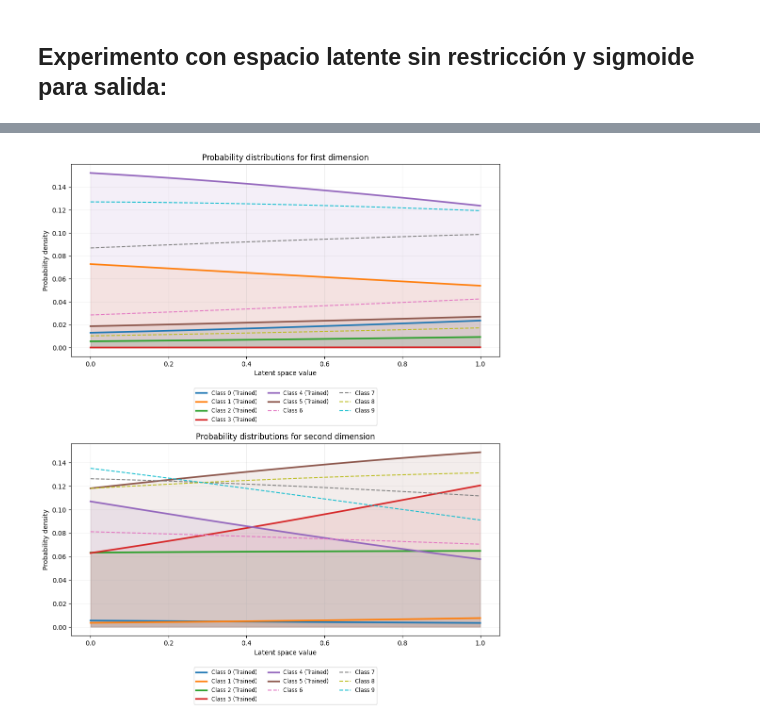
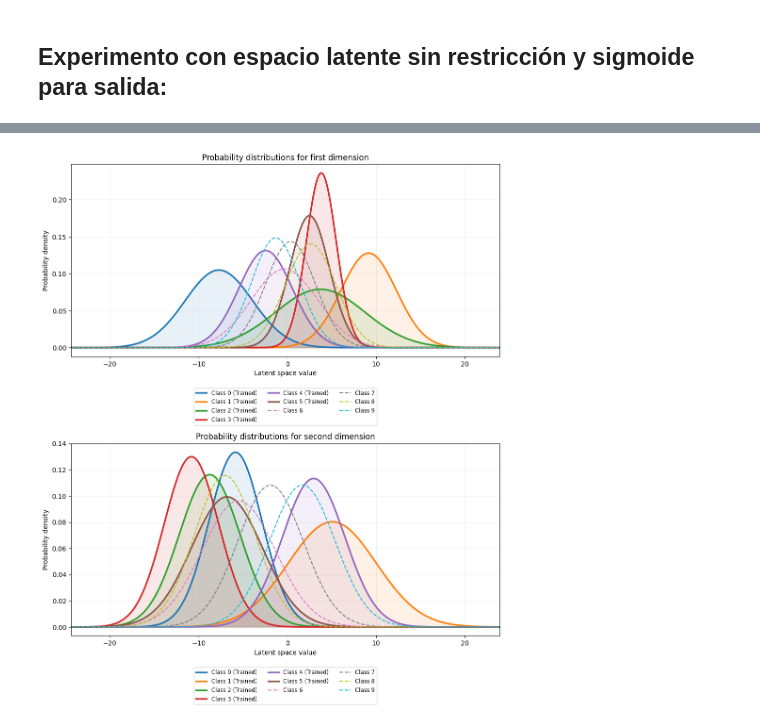
Before and after one commit to Lucy-syu/Out-of-distribution-Detection-Model, a Jupyter notebook: OODAutoencoder.ipynb, the cells around one changed output, grey strips where cells are left out. Drawn from its saved outputs; the diff is of its cells as text; code cells hidden in the pictures.

```diff
--- a/OODAutoencoder.ipynb
+++ b/OODAutoencoder.ipynb
@@ -316,5 +316,7 @@ plt.show()
 # %%
-x_range = np.linspace(0, 1, 500)
+x_min = encodings_np.min() - 0.5  # Un poco de margen a la izquierda
+x_max = encodings_np.max() + 0.5  # Un poco de margen a la derecha
+x_range = np.linspace(x_min, x_max, 1000)
 colors = plt.cm.tab10(np.linspace(0, 1, 10))
 
 fig, (ax1, ax2) = plt.subplots(2, 1, figsize=(10, 12))
@@ -328,35 +330,35 @@ for clase in range(10):  # 10 classes.
     # Dimension 1.
     datos_d1 = encodings_np[labels_np == clase][:, 0]
     if len(datos_d1) > 0:
         mu1, std1 = np.mean(datos_d1), np.std(datos_d1)
         p_x1 = norm.pdf(x_range, mu1, std1) if std1 > 0 else np.zeros_like(x_range)
 
         ax1.plot(x_range, p_x1, label=etiqueta, color=colors[clase], lw=ancho, linestyle=estilo)
         if alpha_relleno > 0:
             ax1.fill_between(x_range, p_x1, alpha=alpha_relleno, color=colors[clase])
 
     # Dimension 2.
     datos_d2 = encodings_np[labels_np == clase][:, 1]
     if len(datos_d2) > 0:
         mu2, std2 = np.mean(datos_d2), np.std(datos_d2)
         p_x2 = norm.pdf(x_range, mu2, std2) if std2 > 0 else np.zeros_like(x_range)
 
         ax2.plot(x_range, p_x2, label=etiqueta, color=colors[clase], lw=ancho, linestyle=estilo)
         if alpha_relleno > 0:
             ax2.fill_between(x_range, p_x2, alpha=alpha_relleno, color=colors[clase])
 
 for ax, title in zip([ax1, ax2], ['Probability distributions for first dimension', 'Probability distributions for second dimension']):
     ax.set_title(f'{title}')
     ax.set_xlabel('Latent space value')
     ax.set_ylabel('Probability density')
     ax.legend(loc='upper center', bbox_to_anchor=(0.5, -0.15), ncol=3, fontsize='small')
     ax.grid(True, alpha=0.2)
-    ax.set_xlim(-0.05, 1.05) # Margin for sigmoid edges.
+    ax.set_xlim(x_min, x_max)
 
 plt.tight_layout()
 plt.show()
 # %% [output]
-[figure, old version]
+[figure, new version]
 # %%
 encodings_list = []
 labels_list = []
```
Also changed, not shown: parts of 6 cells of this notebook.
